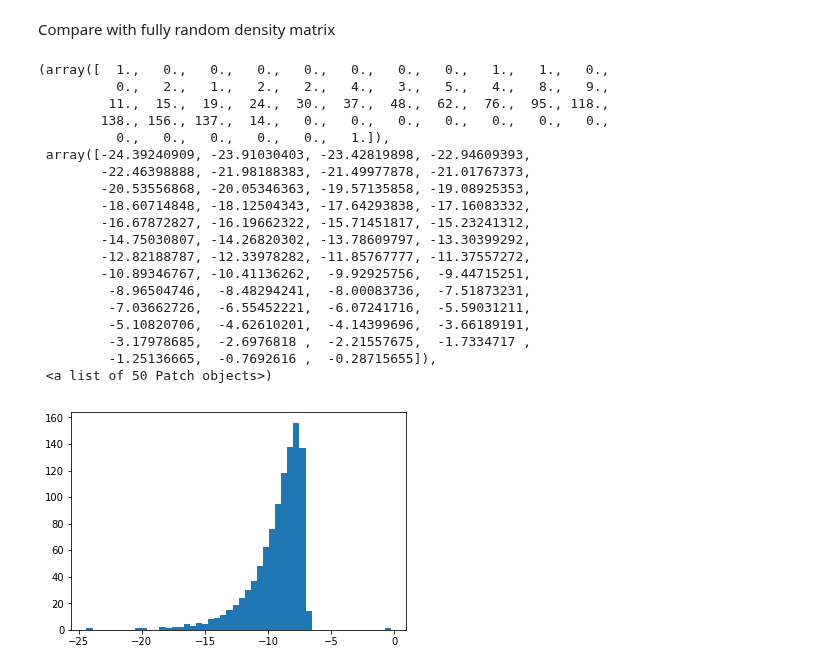
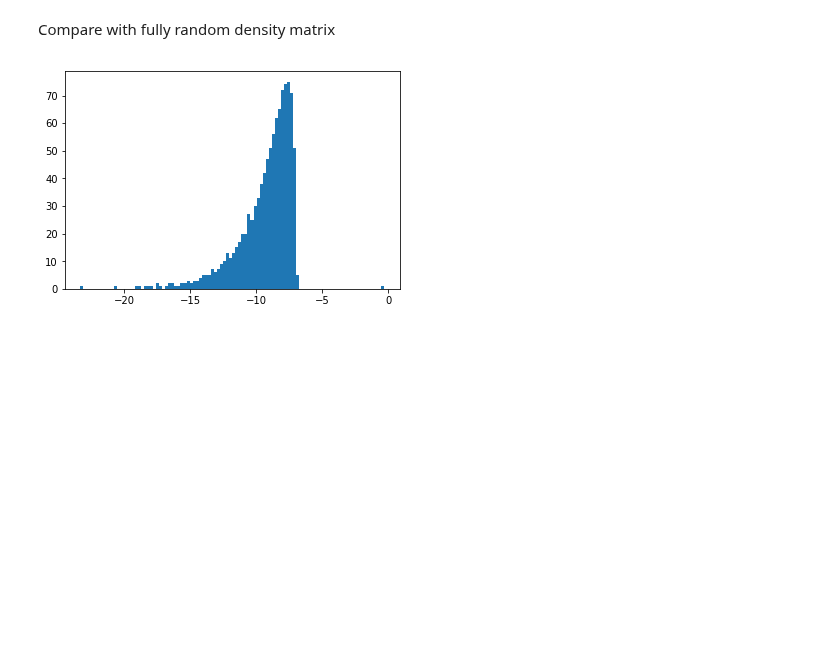
Before and after one commit to AustenLamacraft/ruc, a Jupyter notebook: notebooks/RUC-channel.ipynb, the cells around one changed output. Drawn from its saved outputs; the diff is of its cells as text; code cells hidden in the pictures; blank space fills up the shorter version.

```diff
--- a/notebooks/RUC-channel.ipynb
+++ b/notebooks/RUC-channel.ipynb
@@ -122,25 +100,6 @@ plt.hist(np.log(eigenvalues), bins=50)
 # %% [markdown]
 Compare with fully random density matrix
 # %%
-plt.hist(np.log(eigh(tensor_to_matrix(random_ρ(2, 10)), eigvals_only=True)), bins=50)
+plt.hist(np.log(eigh(tensor_to_matrix(random_ρ(2, 10)), eigvals_only=True)), bins=100);
 # %% [output]
-(array([  1.,   0.,   0.,   0.,   0.,   0.,   0.,   0.,   1.,   1.,   0.,
-          0.,   2.,   1.,   2.,   2.,   4.,   3.,   5.,   4.,   8.,   9.,
-         11.,  15.,  19.,  24.,  30.,  37.,  48.,  62.,  76.,  95., 118.,
-        138., 156., 137.,  14.,   0.,   0.,   0.,   0.,   0.,   0.,   0.,
-          0.,   0.,   0.,   0.,   0.,   1.]),
- array([-24.39240909, -23.91030403, -23.42819898, -22.94609393,
-        -22.46398888, -21.98188383, -21.49977878, -21.01767373,
-        -20.53556868, -20.05346363, -19.57135858, -19.08925353,
-        -18.60714848, -18.12504343, -17.64293838, -17.16083332,
-        -16.67872827, -16.19662322, -15.71451817, -15.23241312,
-        -14.75030807, -14.26820302, -13.78609797, -13.30399292,
-        -12.82188787, -12.33978282, -11.85767777, -11.37557272,
-        -10.89346767, -10.41136262,  -9.92925756,  -9.44715251,
-         -8.96504746,  -8.48294241,  -8.00083736,  -7.51873231,
-         -7.03662726,  -6.55452221,  -6.07241716,  -5.59031211,
-         -5.10820706,  -4.62610201,  -4.14399696,  -3.66189191,
-         -3.17978685,  -2.6976818 ,  -2.21557675,  -1.7334717 ,
-         -1.25136665,  -0.7692616 ,  -0.28715655]),
- <a list of 50 Patch objects>)
-[figure, old version]
+[figure, new version]
```
Also changed, not shown: parts of 8 cells of this notebook, 2 other files.
